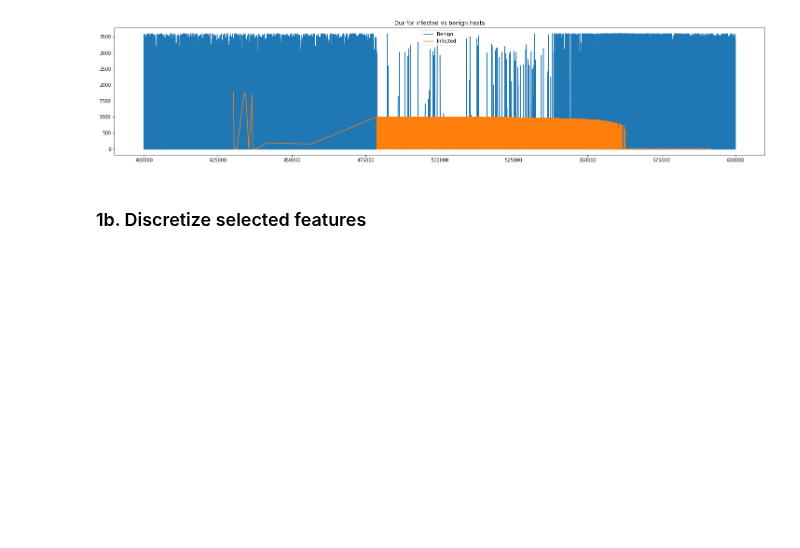
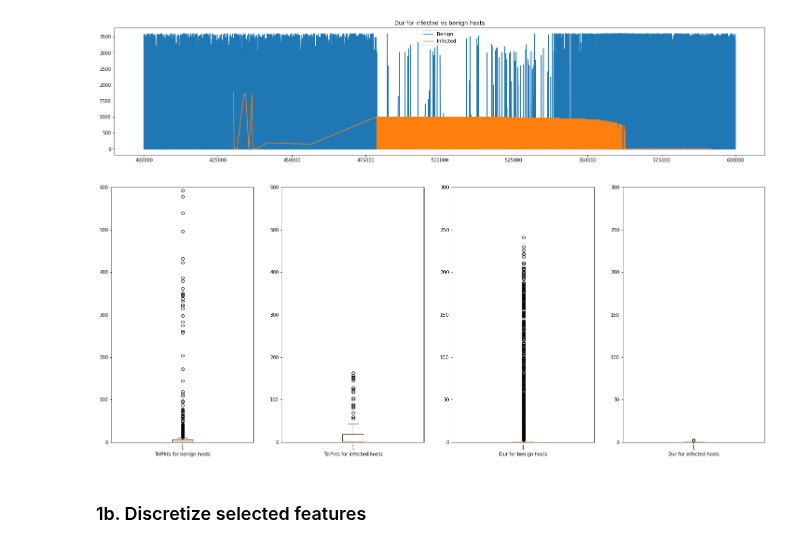
Before and after one commit to kponichtera/cs4035-cda, a Jupyter notebook: lab3/lab3.ipynb, the cells around one changed output. Cells and saved outputs as stored; diff of their text form; code cells hidden in the pictures; blank space fills up the shorter version.

```diff
--- a/lab3/lab3.ipynb
+++ b/lab3/lab3.ipynb
@@ -150,6 +180,28 @@ plt.show()
 # %% [output]
 [figure]
 [figure]
+# %%
+_, (ax1, ax2, ax3, ax4) = plt.subplots(1, 4, figsize=(25, 10))
+
+ax1.boxplot(df_fragment_benign[features[0]].value_counts())
+ax1.set_xlabel(f'{features[0]} for benign hosts')
+ax1.set_ylim(0, 600)
+
+ax2.boxplot(df_fragment_infected[features[0]].value_counts())
+ax2.set_xlabel(f'{features[0]} for infected hosts')
+ax2.set_ylim(0, 600)
+
+ax3.boxplot(df_fragment_benign[features[1]].value_counts())
+ax3.set_xlabel(f'{features[1]} for benign hosts')
+ax3.set_ylim(0, 300)
+
+ax4.boxplot(df_fragment_infected[features[1]].value_counts())
+ax4.set_xlabel(f'{features[1]} for infected hosts')
+ax4.set_ylim(0, 300)
+
+plt.show()
+# %% [output]
+[figure, added]
 # %% [markdown]
 ### 1b. Discretize selected features
 # %%
```
Also changed, not shown: parts of 27 cells of this notebook.
